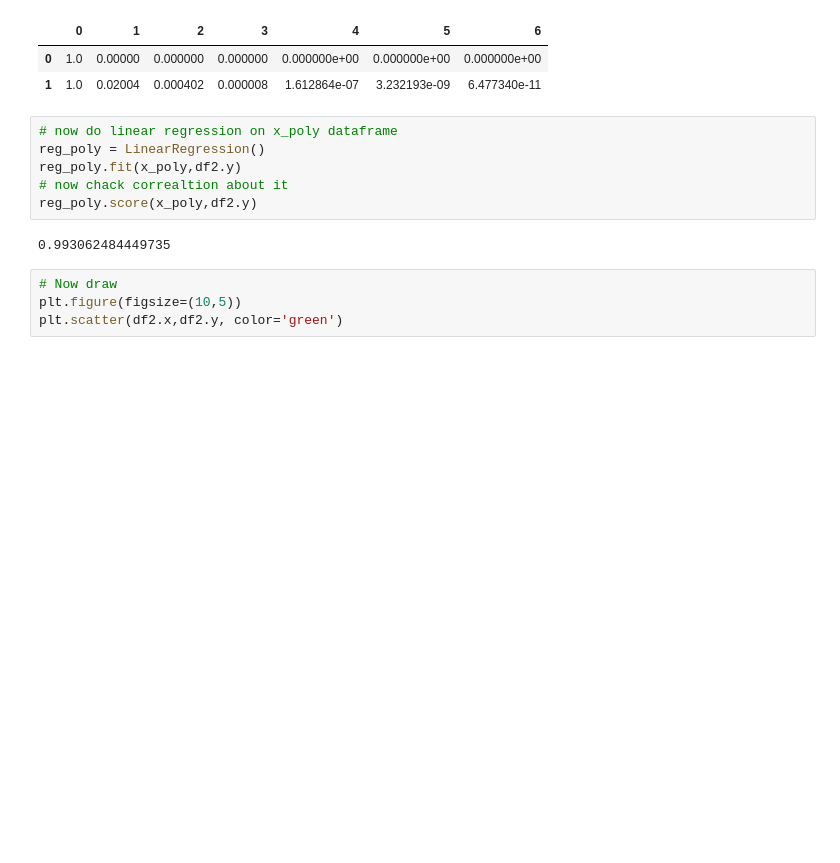
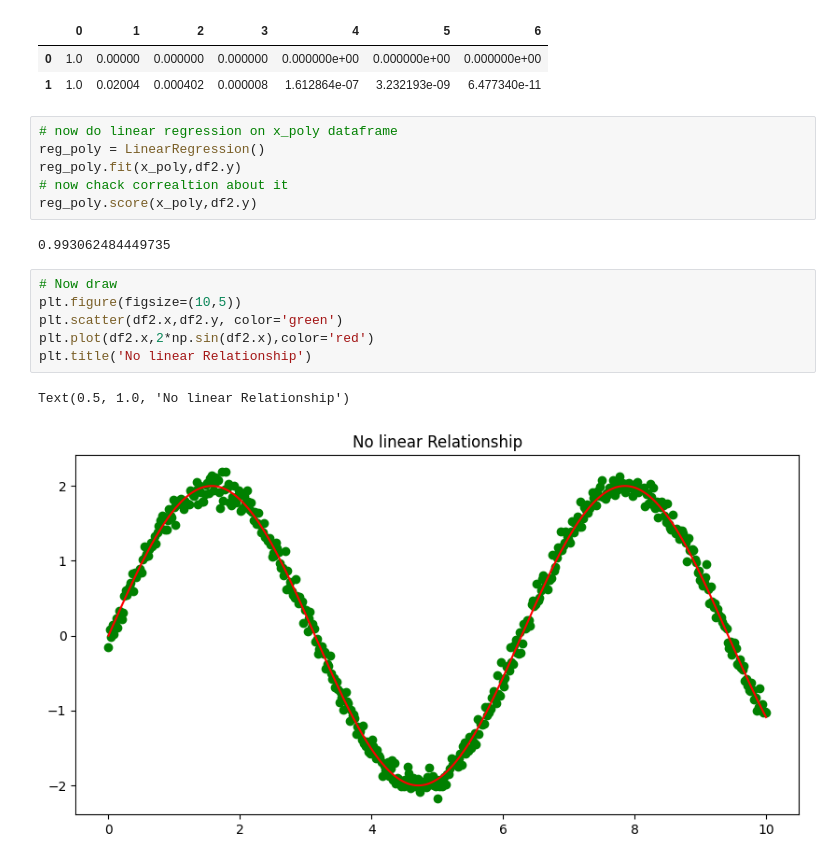
Before and after one commit to subenakhatun/Professional-Certificate-in-Python-for-Machine-Learning-and-Data-Science, a Jupyter notebook: MachineLearning/polynomialRegression.ipynb, the cells around one changed output. Saved outputs shown, nothing was run; the diff lists cells and outputs as text; blank space fills up the shorter version.

```diff
--- a/MachineLearning/polynomialRegression.ipynb
+++ b/MachineLearning/polynomialRegression.ipynb
@@ -136,4 +136,9 @@ reg_poly.score(x_poly,df2.y)
 # %%
 # Now draw
 plt.figure(figsize=(10,5))
 plt.scatter(df2.x,df2.y, color='green')
+plt.plot(df2.x,2*np.sin(df2.x),color='red')
+plt.title('No linear Relationship')
+# %% [output]
+Text(0.5, 1.0, 'No linear Relationship')
+[figure, added]
```
